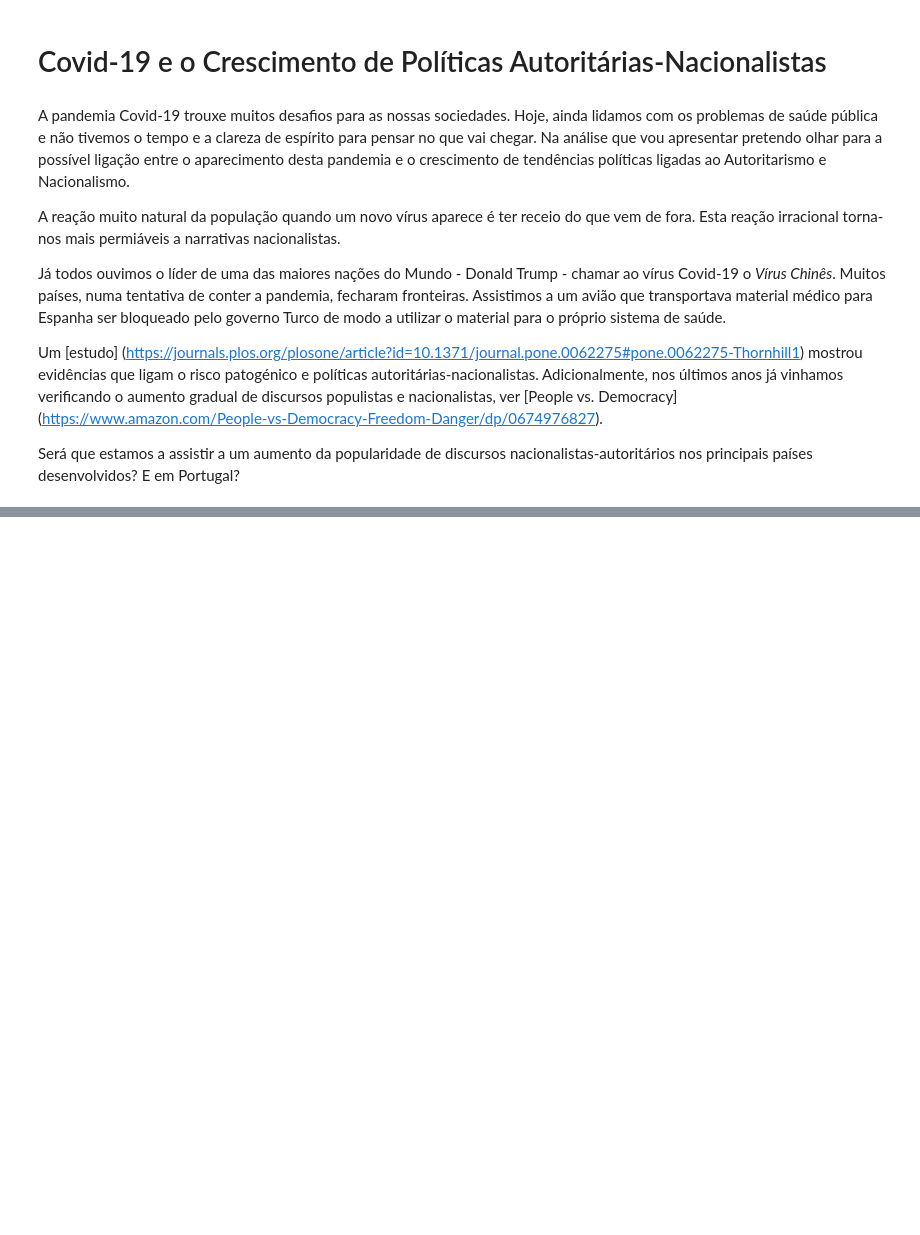
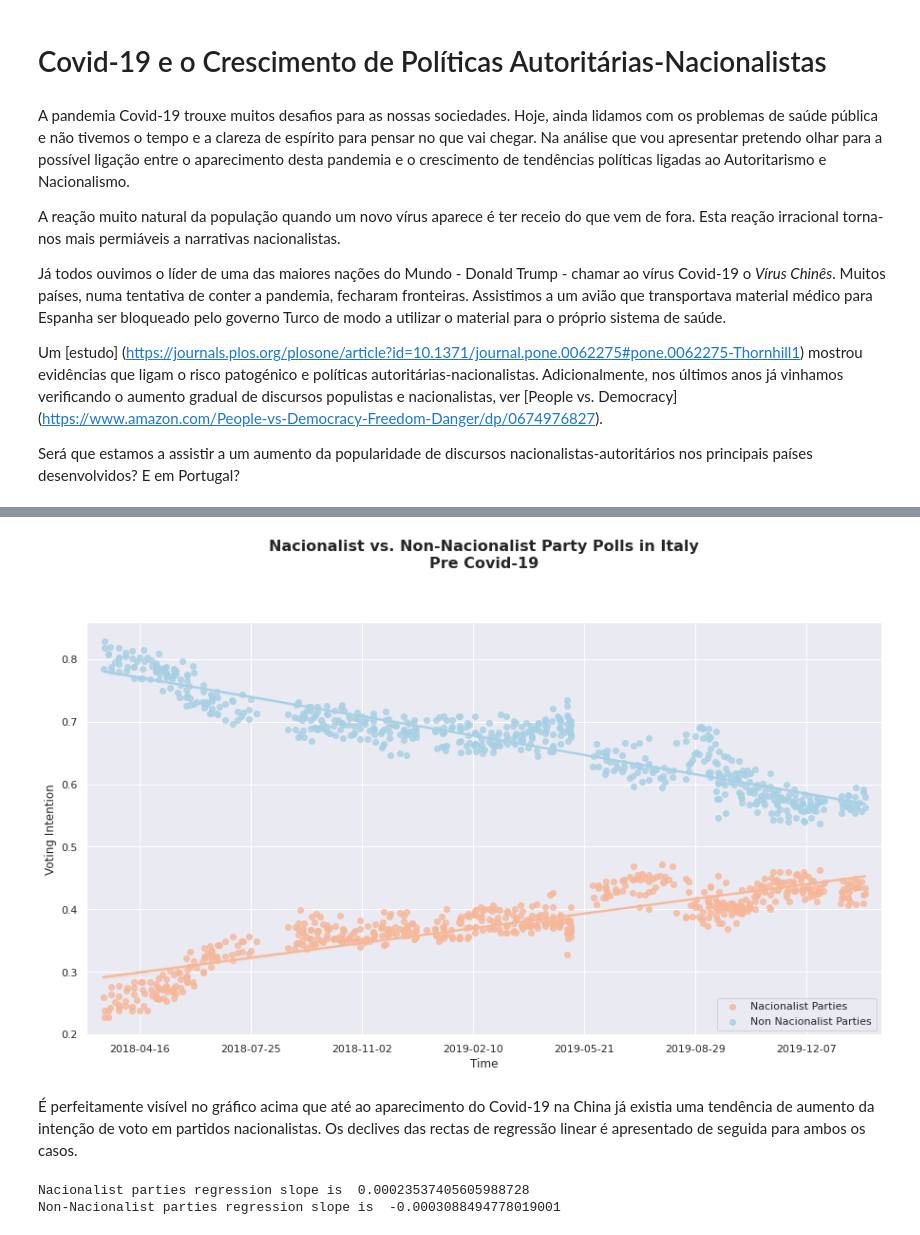
Before and after one commit to jofortunato/authr-covid, a Jupyter notebook: authoritarian_covid-19.ipynb, the cells around one changed output, grey strips where cells are left out. Saved outputs shown, nothing was run; the diff lists cells and outputs as text; code cells hidden in the pictures; blank space fills up the shorter version.

Commit message:
Performed Analysis for Pre Covid-19 Italian Polls

```diff
--- a/authoritarian_covid-19.ipynb
+++ b/authoritarian_covid-19.ipynb
@@ -13,0 +25,4 @@ Será que estamos a assistir a um aumento da popularidade de discursos nacionali
+# %%
+# Load italian polls for a pandas dataframe
+italy_polls = pd.read_csv("./Polls/it.csv")
+italy_polls.head()
@@ -13,0 +73,10 @@ Será que estamos a assistir a um aumento da popularidade de discursos nacionali
+# %%
+# Change Sample Size data type to int
+italy_polls["Sample Size"].replace('Not Available', "0", inplace = True)
+italy_polls["Sample Size"] = italy_polls["Sample Size"].astype("int")
+# %%
+# Change Fieldwork Start and End to datetime type
+italy_polls["Fieldwork Start"] = pd.to_datetime(italy_polls["Fieldwork Start"], format="%Y-%m-%d")
+italy_polls["Fieldwork End"] = pd.to_datetime(italy_polls["Fieldwork End"], format="%Y-%m-%d")
+
+print(italy_polls.dtypes)
@@ -13,0 +119,50 @@ Será que estamos a assistir a um aumento da popularidade de discursos nacionali
+# %%
+# Create two new columns: one for nacionalist parties and one for non nacionalist
+
+italy_polls["nacionalist"] = italy_polls["Lega Nord"] + italy_polls["Fratelli d’Italia"] + italy_polls["CasaPound Italia"]
+italy_polls["non_nacionalist"] = italy_polls["Movimento 5 Stelle"] + italy_polls["Partito Democratico"] + italy_polls["Forza Italia"] + italy_polls["La Sinistra"] + italy_polls["Più Europa"] + italy_polls["Europa Verde"] + italy_polls["Azione"] + italy_polls["Italia Viva"] + italy_polls["Noi con l’Italia"] + italy_polls["Potere al Popolo"]
+# %%
+# Inicialize seaborn plot
+sns.set(style="dark")
+sns.set(rc={'figure.figsize':(15, 8)})
+
+# Set your custom color palette
+sns.set_palette(sns.color_palette("RdBu", n_colors=2))
+
+# In order to plot a linear regression we need to use add a auxiliary columns.
+# This columns will contain the date ordinals
+italy_polls["Date Ordinal"] = italy_polls["Fieldwork End"].apply(lambda date: date.toordinal())
+
+# Filter dataframe for pre Covid-19 crisis
+italy_polls_pre_covid = italy_polls[italy_polls["Date Ordinal"]<pd.to_datetime("2020-01-30", format="%Y-%m-%d").toordinal()]
+
+# Plot polls results with linear regression
+ax_italian = sns.regplot(x = "Date Ordinal", y="nacionalist", data=italy_polls_pre_covid, label = "Nacionalist Parties")
+ax2_italian = sns.regplot(x = "Date Ordinal", y="non_nacionalist", data=italy_polls_pre_covid, ax = ax_italian, label = "Non Nacionalist Parties")
+
+
+# Add axis, legend and title
+ax_italian.set(xlim=(italy_polls_pre_covid["Date Ordinal"].min()-15, italy_polls_pre_covid["Date Ordinal"].max()+15))
+ax_italian.set_title("Nacionalist vs. Non-Nacionalist Party Polls in Italy\nPre Covid-19",y=1.12,fontsize=16,fontweight='bold')
+ax_italian.set_ylabel("Voting Intention")
+ax_italian.set_xlabel("Time")
+ax_italian.legend(loc="lower right")
+new_labels = [date.fromordinal(int(item)) for item in ax_italian.get_xticks()]
+ax_italian.set_xticklabels(new_labels)
+
+plt.show()
+# %% [output]
+[figure, added]
+# %% [markdown]
+É perfeitamente visível no gráfico acima que até ao aparecimento do Covid-19 na China já existia uma tendência de aumento da intenção de voto em partidos nacionalistas.
+Os declives das rectas de regressão linear é apresentado de seguida para ambos os casos.
+# %%
+# get coeffs of linear fit
+slope_nacionalist, intercept_nacionalist, r_value_nacionalist, p_value_nacionalist, std_err_nacionalist = stats.linregress(italy_polls_pre_covid["Date Ordinal"],italy_polls_pre_covid["nacionalist"])
+slope_non_nacionalist, intercept_non_nacionalist, r_value_non_nacionalist, p_value_non_nacionalist, std_err_non_nacionalist = stats.linregress(italy_polls_pre_covid["Date Ordinal"],italy_polls_pre_covid["non_nacionalist"])
+
+print("Nacionalist parties regression slope is ",slope_nacionalist)
+print("Non-Nacionalist parties regression slope is ",slope_non_nacionalist)
+# %% [output]
+Nacionalist parties regression slope is  0.00023537405605988728
+Non-Nacionalist parties regression slope is  -0.0003088494778019001
```
Also changed, not shown: parts of 11 cells of this notebook.
